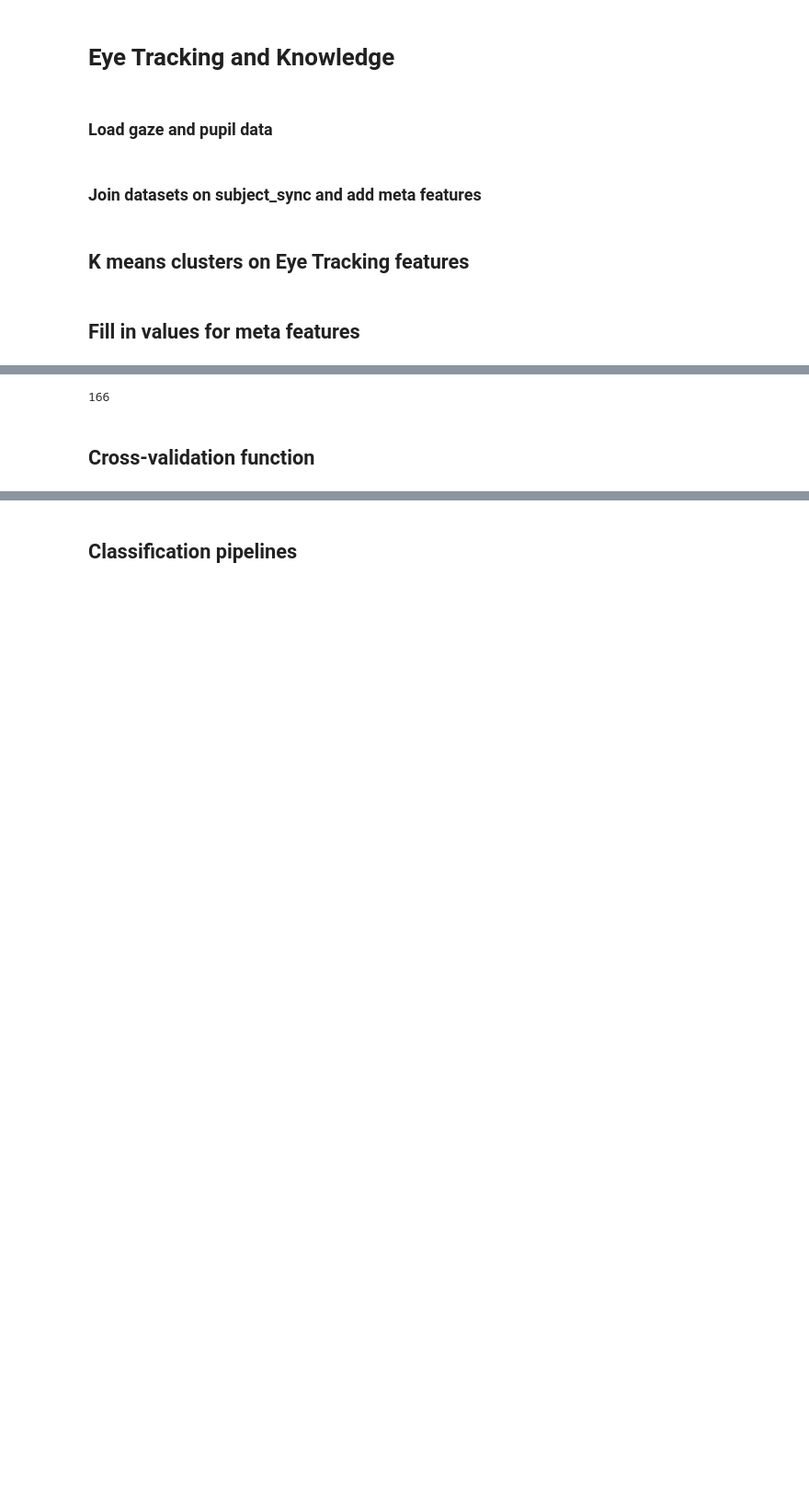
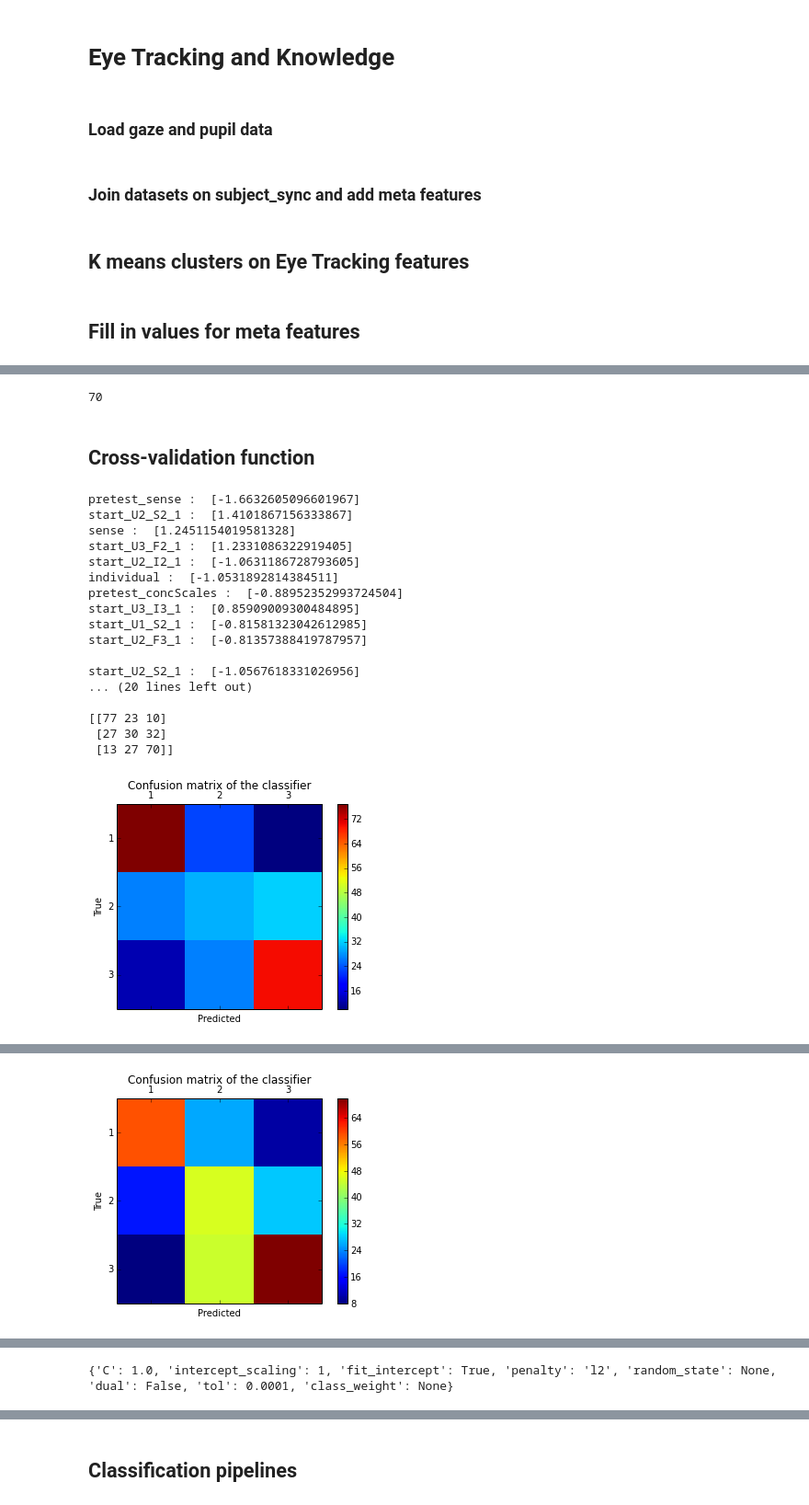
Before and after one commit to cmgerber/Edu_ML_Final_Project, a Jupyter notebook: ipython_notebooks/Eye_Tracking_Analysis.ipynb, the cells around one changed output, grey strips where cells are left out. Shown at 92% size. Cells and saved outputs as stored; diff of their text form; code cells hidden in the pictures; blank space fills up the shorter version.

Commit message:
merging in 3 class logistic reg code

```diff
--- a/ipython_notebooks/Eye_Tracking_Analysis.ipynb
+++ b/ipython_notebooks/Eye_Tracking_Analysis.ipynb
@@ -126,10 +128,10 @@ cluster_features = list(df_cluster_features.columns)
 # 0.78260869599999994
 
 def assign_class(percent):
-    if percent < 0.63: #0.61538461499999997:
+    if percent < 0.61538461499999997:
         return 1
-#     elif (percent < 0.78260869599999994) & (percent > 0.61538461499999997):
-    elif (percent < 0.80) & (percent >= 0.63):
+    elif (percent < 0.78260869599999994) & (percent > 0.61538461499999997):
+#     elif (percent < 0.80) & (percent >= 0.63):
         return 2
     else:
         return 3
@@ -218,29 +220,82 @@ other_features = [
  'pretest_sense',
  'pretest_fluency',
  'pretest_concScales',
- 'Average_Pupil_Diameter_mm',
- 'AveragePupil_Size_px_X']
+ 'Average_Pupil_Diameter_mm']
 
-all_feature_cols = list(students) + list(problems) + list(prob_types) + units + cluster_features + other_features
+selected_feature_cols =  list(problems) + list(prob_types) + units + cluster_features + other_features
 
-df_features = df_all_data[all_feature_cols]
+df_features = df_all_data[selected_feature_cols]
 len(df_features.columns)
 # %% [output]
-166
+70
 # %%
 # df_features
 # %% [markdown]
 ## Cross-validation function
 # %%
 # Cross-Validation Function
-def cv_fun(pipeline):
+def cv_fun(df_features):
     scores = []
-    for train_idx, cv_idx in KFold(n=len(df_features), n_folds=8, indices=False, shuffle=True):
+    for train_idx, cv_idx in KFold(n=len(df_features), n_folds=4, indices=False, shuffle=True):
         train_features = df_features[train_idx]
         train_y    = np.asarray(df_all_data[train_idx][outcome_col])
         test_features  = df_features[cv_idx]
         test_y     = np.asarray(list(df_all_data[cv_idx][outcome_col]))
-        pipeline.fit(train_features, train_y)
-        score = pipeline.score(test_features, test_y)
+        clf = LogisticRegression(penalty='l2')
+        clf.fit(train_features, train_y)
+        score = clf.score(test_features, test_y)
         scores.append(score)
+
+        pred = clf.predict(test_features)
+        params = clf.get_params()
+
+
+        coefficients = clf.coef_
+        for c in xrange(3):
+            coefficient_dict = defaultdict(list)
+            for col, coef in zip(selected_feature_cols, coefficients[c]):
+                coefficient_dict[col].append(coef)
+            result = sorted(coefficient_dict.items(), key=lambda x: abs(x[1][0]), reverse=True)[:10]
+            for name, value in result:
+                print name, ": ", value
+            print
+            del coefficient_dict
+
+        labels = [1, 2, 3]
+        cm = confusion_matrix(test_y, pred, labels)
+        print(cm)
+        fig = plt.figure()
+        ax = fig.add_subplot(111)
+        cax = ax.matshow(cm)
+        pl.title('Confusion matrix of the classifier')
+        fig.colorbar(cax)
+        ax.set_xticklabels([''] + labels)
+        ax.set_yticklabels([''] + labels)
+        pl.xlabel('Predicted')
+        pl.ylabel('True')
+        pl.show()
+
+        print params
+
     return scores, np.mean(scores)
+
+cv_fun(df_features)
+# %% [output]
+pretest_sense :  [-1.6632605096601967]
+start_U2_S2_1 :  [1.4101867156333867]
+sense :  [1.2451154019581328]
+start_U3_F2_1 :  [1.2331086322919405]
+start_U2_I2_1 :  [-1.0631186728793605]
+individual :  [-1.0531892814384511]
+pretest_concScales :  [-0.88952352993724504]
+start_U3_I3_1 :  [0.85909009300484895]
+start_U1_S2_1 :  [-0.81581323042612985]
+start_U2_F3_1 :  [-0.81357388419787957]
+
+start_U2_S2_1 :  [-1.0567618331026956]
+... (20 lines left out)
+
+[[77 23 10]
+ [27 30 32]
+ [13 27 70]]
+[figure, added]
@@ -246,0 +319 @@ def cv_fun(pipeline):
+[figure, added]
@@ -246,0 +356 @@ def cv_fun(pipeline):
+{'C': 1.0, 'intercept_scaling': 1, 'fit_intercept': True, 'penalty': 'l2', 'random_state': None, 'dual': False, 'tol': 0.0001, 'class_weight': None}
```
Also changed, not shown: parts of 6 cells of this notebook.
